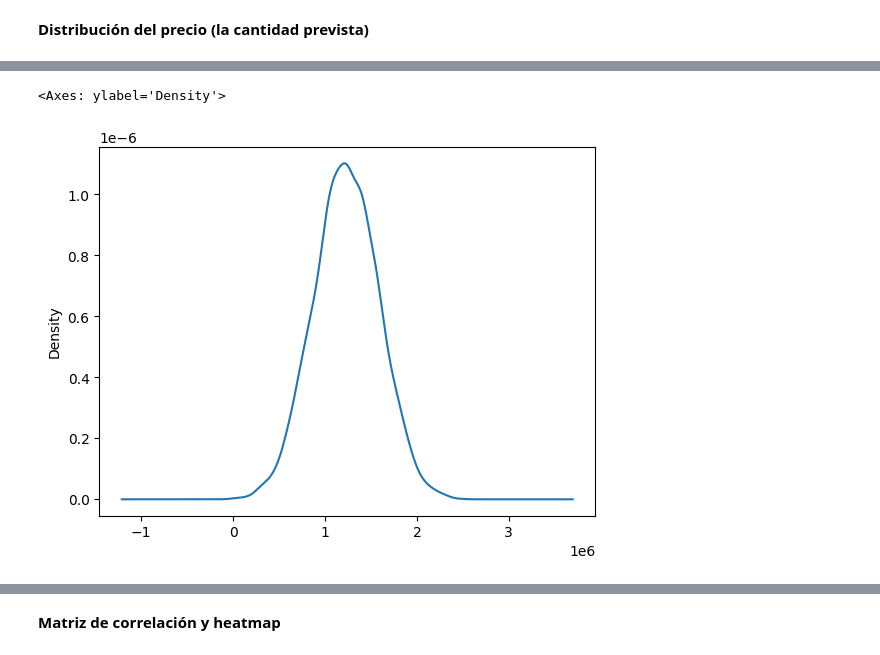
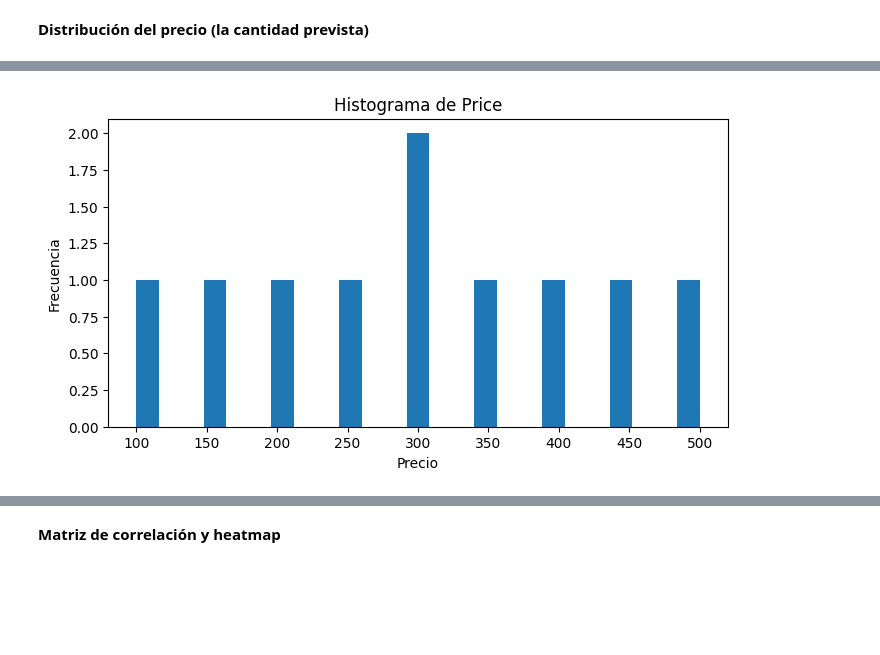
Before and after one commit to MichaelGese202/GRUPO1-PI-1, a Jupyter notebook: Entregables/3:Informe_machine_learning/Ibet/1-Regresión Lineal.ipynb, the cells around one changed output, grey strips where cells are left out. Drawn from its saved outputs; the diff is of its cells as text; code cells hidden in the pictures; blank space fills up the shorter version.

```diff
--- a/Entregables/3:Informe_machine_learning/Ibet/1-Regresión Lineal.ipynb
+++ b/Entregables/3:Informe_machine_learning/Ibet/1-Regresión Lineal.ipynb
@@ -66,5 +94,16 @@ df['Price'].plot.hist(bins=25,figsize=(8,4))
-# %%
-df['Price'].plot.density()
-# %% [output]
-<Axes: ylabel='Density'>
-[figure, removed]
+# %%
+import pandas as pd
+import matplotlib.pyplot as plt
+
+# Crear DataFrame de ejemplo
+data = {"Price": [100, 150, 200, 250, 300, 300, 350, 400, 450, 500]}
+df = pd.DataFrame(data)
+
+# Graficar histograma
+df['Price'].plot.hist(bins=25, figsize=(8, 4))
+plt.title("Histograma de Price")
+plt.xlabel("Precio")
+plt.ylabel("Frecuencia")
+plt.show()
+# %% [output]
+[figure, added]
```
Also changed, not shown: parts of 36 cells of this notebook.
